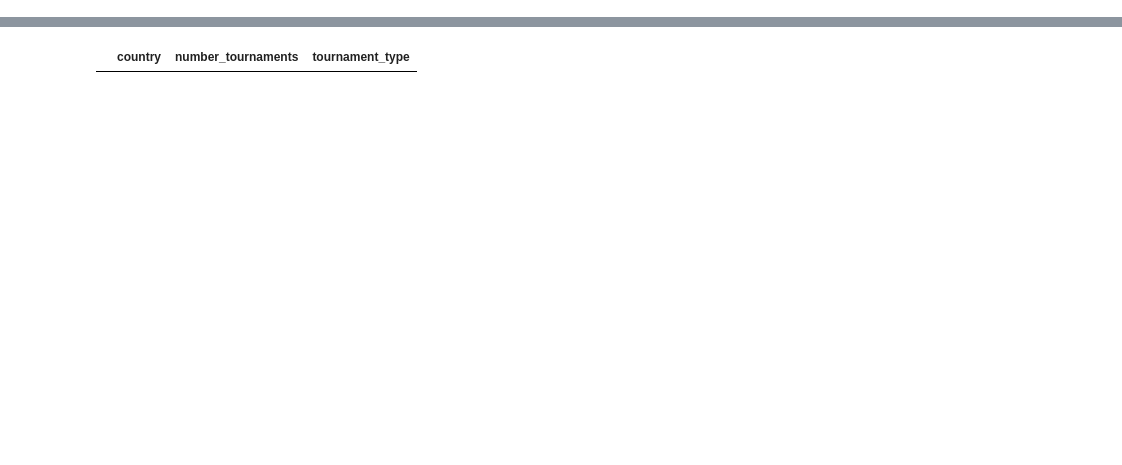
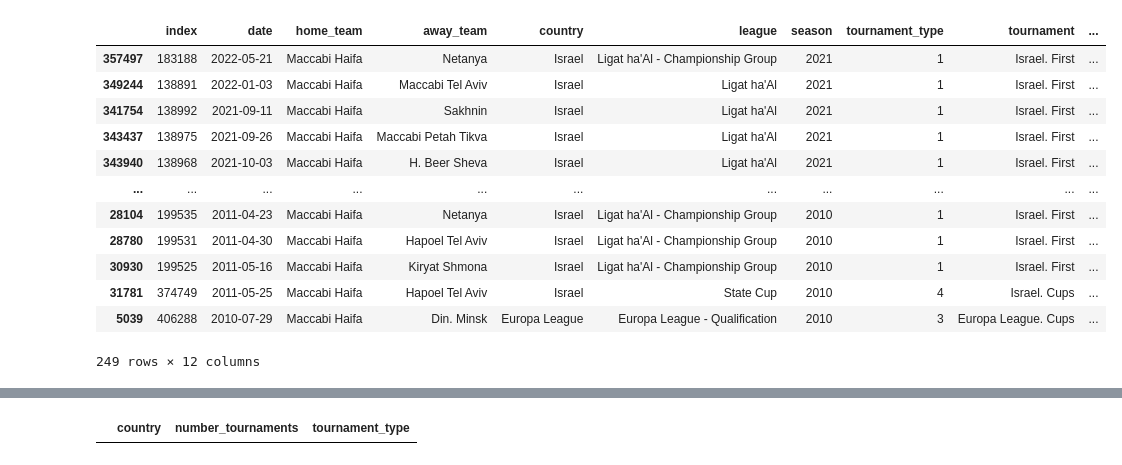
Before and after one commit to andreyshelopugin/GlickoSoccer, a Jupyter notebook: Ratings.ipynb, the cells around one changed output, grey strips where cells are left out. Saved outputs shown, nothing was run; the diff lists cells and outputs as text; code cells hidden in the pictures; blank space fills up the shorter version.

```diff
--- a/Ratings.ipynb
+++ b/Ratings.ipynb
@@ -31,3 +38,19 @@ matches.tail(5)
+# %%
+matches.loc[matches['home_team'].str.contains('Maccabi Haifa')].sort_values(['season'], ascending=False)
+# %% [output]
+|  | index | date | home_team | away_team | country | league | season | tournament_type | tournament | ... |
+| 357497 | 183188 | 2022-05-21 | Maccabi Haifa | Netanya | Israel | Ligat ha'Al - Championship Group | 2021 | 1 | Israel. First | ... |
+| 349244 | 138891 | 2022-01-03 | Maccabi Haifa | Maccabi Tel Aviv | Israel | Ligat ha'Al | 2021 | 1 | Israel. First | ... |
+| 341754 | 138992 | 2021-09-11 | Maccabi Haifa | Sakhnin | Israel | Ligat ha'Al | 2021 | 1 | Israel. First | ... |
+| 343437 | 138975 | 2021-09-26 | Maccabi Haifa | Maccabi Petah Tikva | Israel | Ligat ha'Al | 2021 | 1 | Israel. First | ... |
+| 343940 | 138968 | 2021-10-03 | Maccabi Haifa | H. Beer Sheva | Israel | Ligat ha'Al | 2021 | 1 | Israel. First | ... |
+| ... | ... | ... | ... | ... | ... | ... | ... | ... | ... | ... |
+| 28104 | 199535 | 2011-04-23 | Maccabi Haifa | Netanya | Israel | Ligat ha'Al - Championship Group | 2010 | 1 | Israel. First | ... |
+| 28780 | 199531 | 2011-04-30 | Maccabi Haifa | Hapoel Tel Aviv | Israel | Ligat ha'Al - Championship Group | 2010 | 1 | Israel. First | ... |
+| 30930 | 199525 | 2011-05-16 | Maccabi Haifa | Kiryat Shmona | Israel | Ligat ha'Al - Championship Group | 2010 | 1 | Israel. First | ... |
+| 31781 | 374749 | 2011-05-25 | Maccabi Haifa | Hapoel Tel Aviv | Israel | State Cup | 2010 | 4 | Israel. Cups | ... |
+| 5039 | 406288 | 2010-07-29 | Maccabi Haifa | Din. Minsk | Europa League | Europa League - Qualification | 2010 | 3 | Europa League. Cups | ... |
+249 rows × 12 columns
 # %%
 matches.shape
 # %% [output]
```
Also changed, not shown: parts of 21 cells of this notebook, 5 other files.
